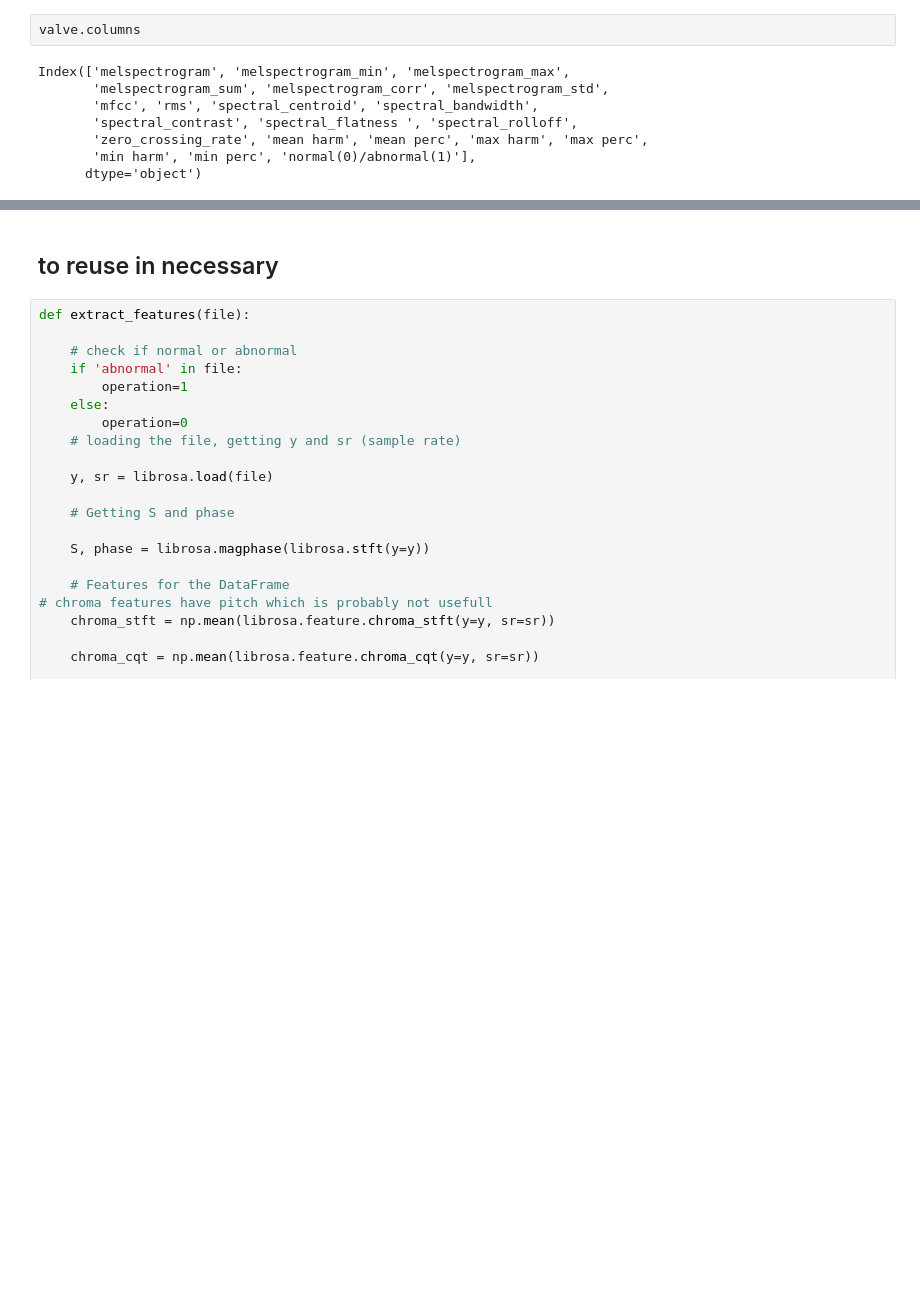
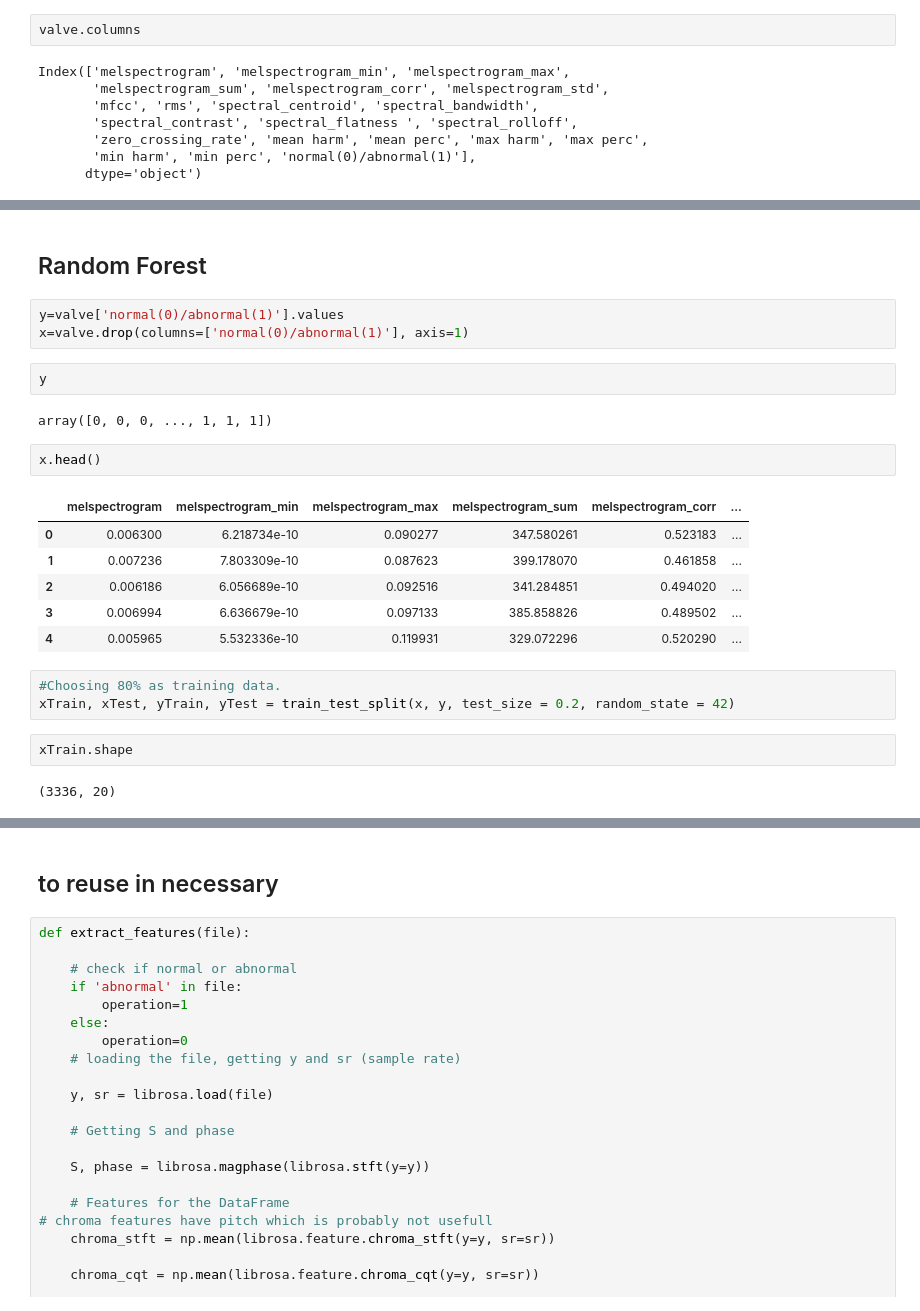
Before and after one commit to Joren-Vervoort/Codit-project, a Jupyter notebook: machine monitoring conditions.ipynb, the cells around one changed output, grey strips where cells are left out. Saved outputs shown, nothing was run; the diff lists cells and outputs as text; blank space fills up the shorter version.

```diff
--- a/machine monitoring conditions.ipynb
+++ b/machine monitoring conditions.ipynb
@@ -191,0 +211,25 @@ dtype: object
+# %% [markdown]
+## Random Forest
+# %%
+y=valve['normal(0)/abnormal(1)'].values
+x=valve.drop(columns=['normal(0)/abnormal(1)'], axis=1)
+# %%
+y
+# %% [output]
+array([0, 0, 0, ..., 1, 1, 1])
+# %%
+x.head()
+# %% [output]
+|  | melspectrogram | melspectrogram_min | melspectrogram_max | melspectrogram_sum | melspectrogram_corr | ... |
+| 0 | 0.006300 | 6.218734e-10 | 0.090277 | 347.580261 | 0.523183 | ... |
+| 1 | 0.007236 | 7.803309e-10 | 0.087623 | 399.178070 | 0.461858 | ... |
+| 2 | 0.006186 | 6.056689e-10 | 0.092516 | 341.284851 | 0.494020 | ... |
+| 3 | 0.006994 | 6.636679e-10 | 0.097133 | 385.858826 | 0.489502 | ... |
+| 4 | 0.005965 | 5.532336e-10 | 0.119931 | 329.072296 | 0.520290 | ... |
+# %%
+#Choosing 80% as training data.
+xTrain, xTest, yTrain, yTest = train_test_split(x, y, test_size = 0.2, random_state = 42)
+# %%
+xTrain.shape
+# %% [output]
+(3336, 20)
```
Also changed, not shown: parts of 14 cells of this notebook, 3 other files.
